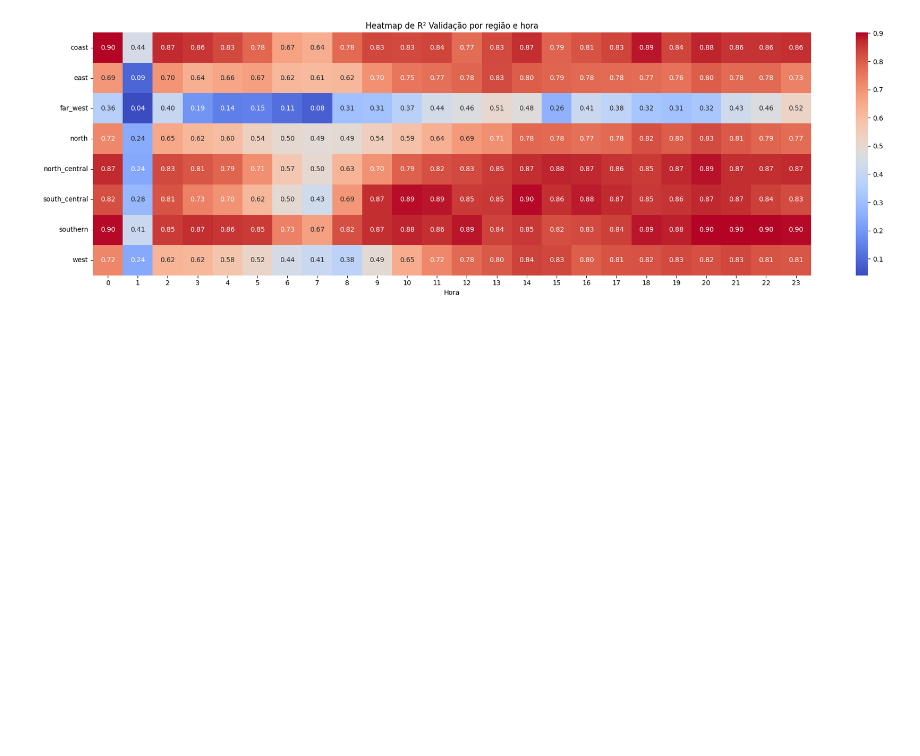
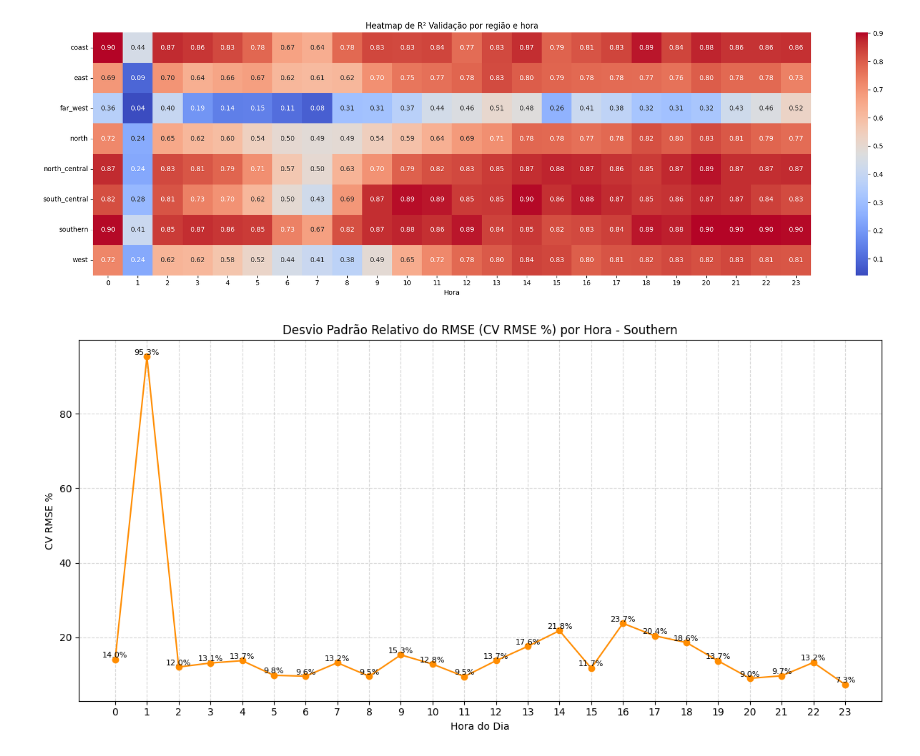
Before and after one commit to jrodrigotico/serena-tcc, a Jupyter notebook: debug_modelo.ipynb, the cells around one changed output. Drawn from its saved outputs; the diff is of its cells as text; code cells hidden in the pictures; blank space fills up the shorter version.

```diff
--- a/debug_modelo.ipynb
+++ b/debug_modelo.ipynb
@@ -190,3 +191,7 @@ tabela_formatada3
 plot_heatmap(tabela_formatada3, 'R² Validação')
 # %% [output]
 [figure]
+# %%
+plot_cv_rmse_percent_regiao(tabela_formatada3, 'southern')
+# %% [output]
+[figure, added]
```
Also changed, not shown: parts of 2 cells of this notebook, 2 other files.
